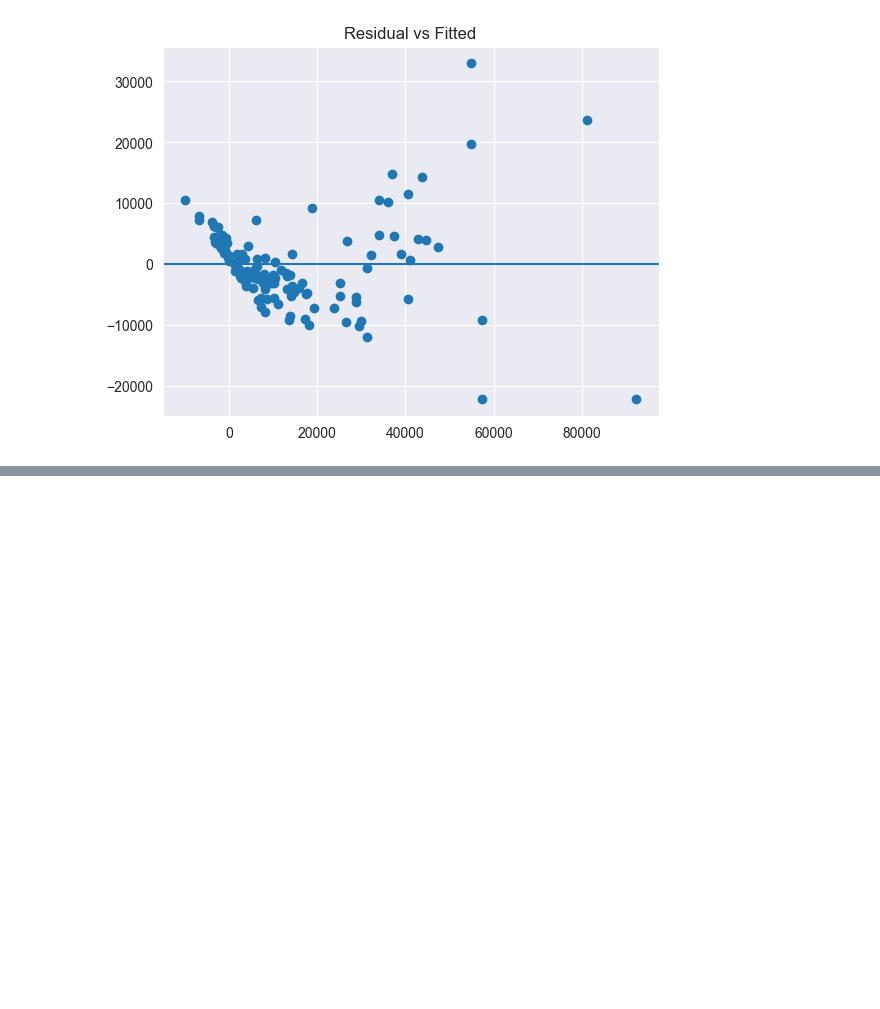
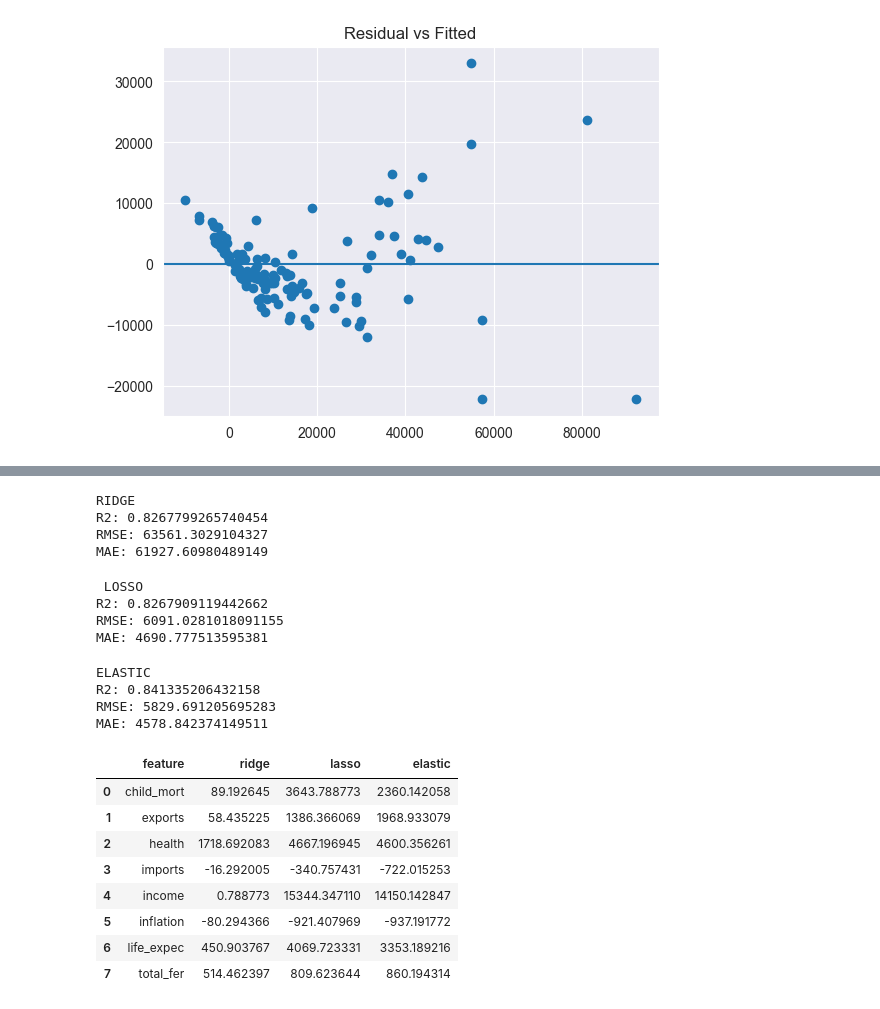
Before and after one commit to MerveTascii00/machine-learning-journey, a Jupyter notebook: 02_Multiple_Lineer_Regression.ipynb, the cells around one changed output, grey strips where cells are left out. Drawn from its saved outputs; the diff is of its cells as text; code cells hidden in the pictures; blank space fills up the shorter version.

```diff
--- a/02_Multiple_Linear_Regression.ipynb
+++ b/02_Multiple_Lineer_Regression.ipynb
@@ -283,0 +338,70 @@ Error:
+# %%
+# Regularization
+# Ridge
+ridge = Ridge(alpha=1.0)
+ridge.fit(X_train, y_train)
+ridge_pred = ridge.predict(X_test_scaled)
+
+print(
+    f'RIDGE\n'
+    f'R2: {r2_score(y_test, y_pred)}\n'
+    f'RMSE: {np.sqrt(mean_squared_error(y_test, ridge_pred))}\n'
+    F'MAE: {mean_absolute_error(y_test, ridge_pred)}'
+)
+# %% [output]
+RIDGE
+R2: 0.8267799265740454
+RMSE: 63561.3029104327
+MAE: 61927.60980489149
+# %%
+# LOSSO
+lasso = Lasso(alpha=0.1)
+lasso.fit(X_train_scaled, y_train)
+lasso_pred = lasso.predict(X_test_scaled)
+
+print(
+    f' LOSSO\n'
+    f'R2: {r2_score(y_test, lasso_pred)}\n'
+    f'RMSE: {np.sqrt(mean_squared_error(y_test, lasso_pred))}\n'
+    f'MAE: {mean_absolute_error(y_test, lasso_pred)}'
+)
+# %% [output]
+ LOSSO
+R2: 0.8267909119442662
+RMSE: 6091.0281018091155
+MAE: 4690.777513595381
+# %%
+# ElasticNet
+elastic = ElasticNet(alpha=0.1, l1_ratio=0.5)
+elastic.fit(X_train_scaled,  y_train)
+elastic_pred = elastic.predict(X_test_scaled)
+
+print(
+    f'ELASTIC\n'
+    f'R2: {r2_score(y_test, elastic_pred)}\n'
+    f'RMSE: {np.sqrt(mean_squared_error(y_test, elastic_pred))}\n'
+    f'MAE: {mean_absolute_error(y_test, elastic_pred)}'
+    )
+# %% [output]
+ELASTIC
+R2: 0.841335206432158
+RMSE: 5829.691205695283
+MAE: 4578.842374149511
+# %%
+coef_df = pd.DataFrame({
+    'feature' : X.columns,
+    'ridge' : ridge.coef_,
+    'lasso' : lasso.coef_,
+    'elastic' : elastic.coef_
+})
+coef_df
+# %% [output]
+|  | feature | ridge | lasso | elastic |
+| 0 | child_mort | 89.192645 | 3643.788773 | 2360.142058 |
+| 1 | exports | 58.435225 | 1386.366069 | 1968.933079 |
+| 2 | health | 1718.692083 | 4667.196945 | 4600.356261 |
+| 3 | imports | -16.292005 | -340.757431 | -722.015253 |
+| 4 | income | 0.788773 | 15344.347110 | 14150.142847 |
+| 5 | inflation | -80.294366 | -921.407969 | -937.191772 |
+| 6 | life_expec | 450.903767 | 4069.723331 | 3353.189216 |
+| 7 | total_fer | 514.462397 | 809.623644 | 860.194314 |
```
Also changed, not shown: parts of 11 cells of this notebook, 5 other files.
